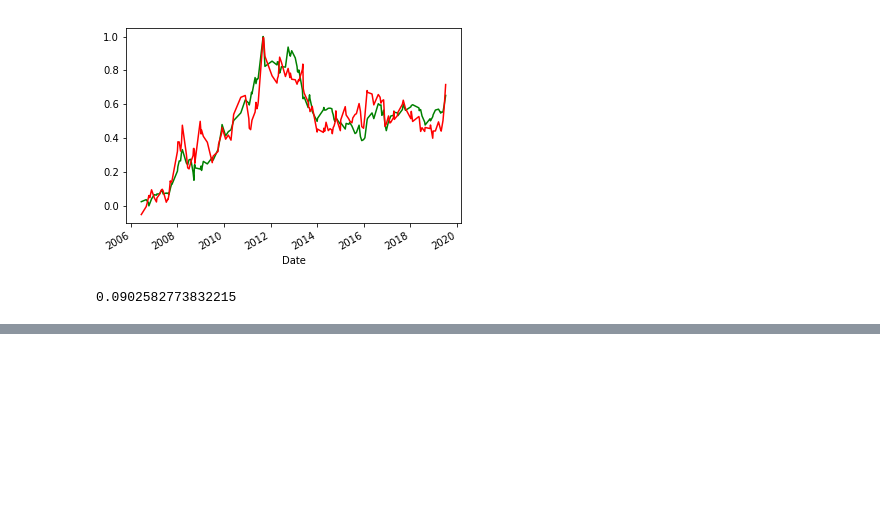
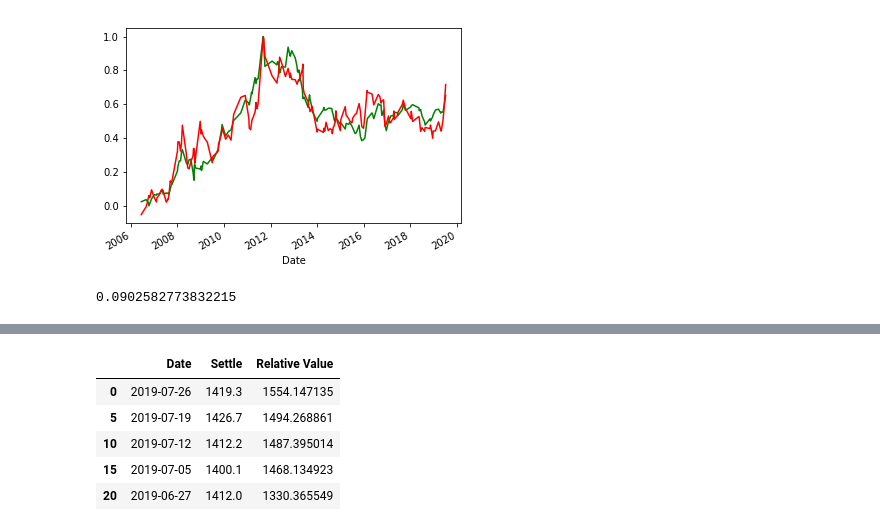
Before and after one commit to CaptainPica/Precious_Metals_Trading, a Jupyter notebook: notebooks/Gold SVR Models.ipynb, the cells around one changed output, grey strips where cells are left out. Saved outputs shown, nothing was run; the diff lists cells and outputs as text; code cells hidden in the pictures; blank space fills up the shorter version.

```diff
--- a/notebooks/Gold SVR Models.ipynb
+++ b/notebooks/Gold SVR Models.ipynb
@@ -109,0 +168,12 @@ print(sqrt(mean_squared_error(y_test,predictions)))
+# %%
+only_fridays = [i for i in range(0,len(daily.index)+1,5)]
+weekly = daily.iloc[only_fridays]
+daily.to_csv(f"../data/csv/{metal}_Weekly.csv",index=False)
+weekly.head()
+# %% [output]
+|  | Date | Settle | Relative Value |
+| 0 | 2019-07-26 | 1419.3 | 1554.147135 |
+| 5 | 2019-07-19 | 1426.7 | 1494.268861 |
+| 10 | 2019-07-12 | 1412.2 | 1487.395014 |
+| 15 | 2019-07-05 | 1400.1 | 1468.134923 |
+| 20 | 2019-06-27 | 1412.0 | 1330.365549 |
```
Also changed, not shown: parts of 10 cells of this notebook, 2 other files.
